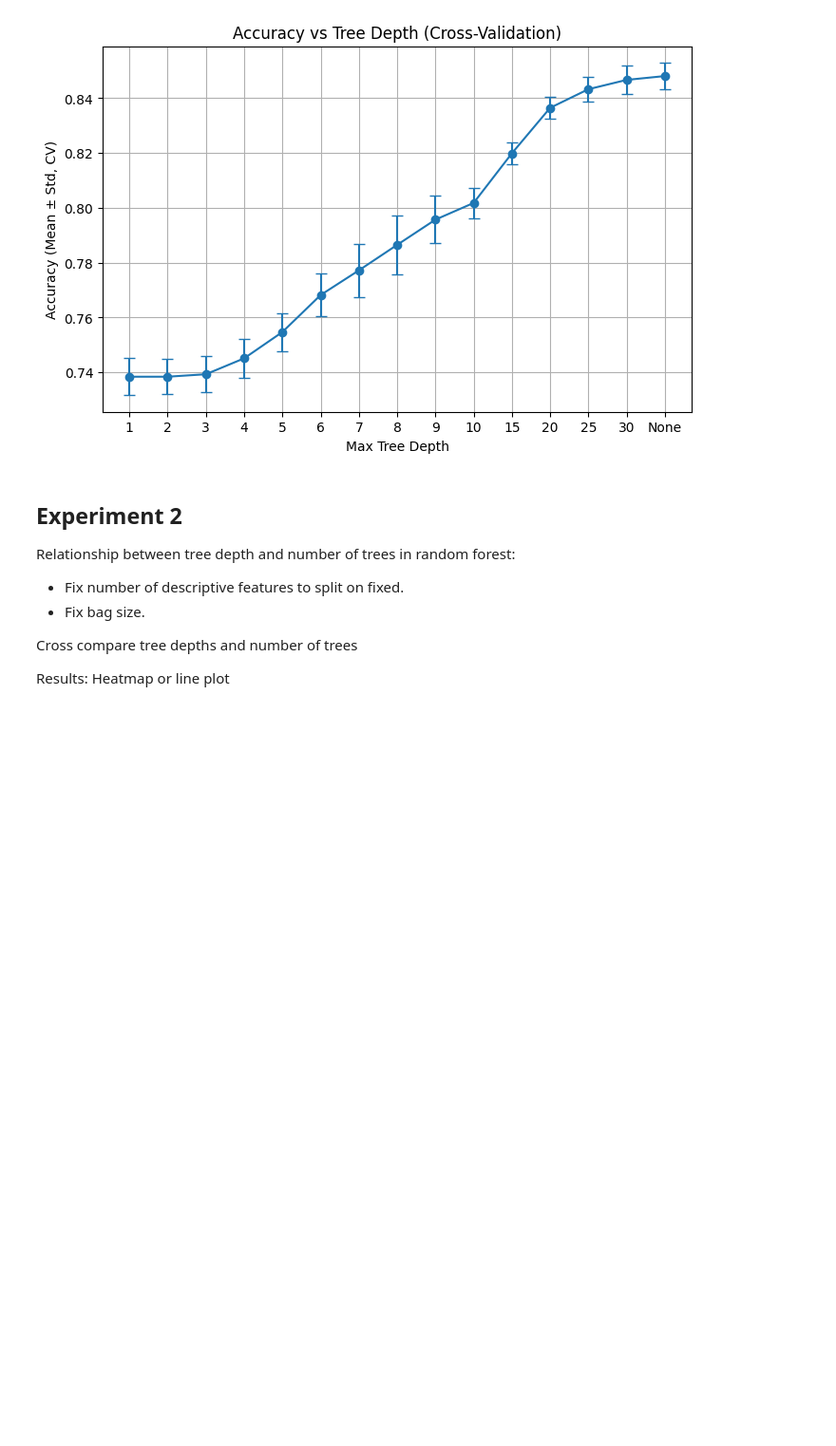
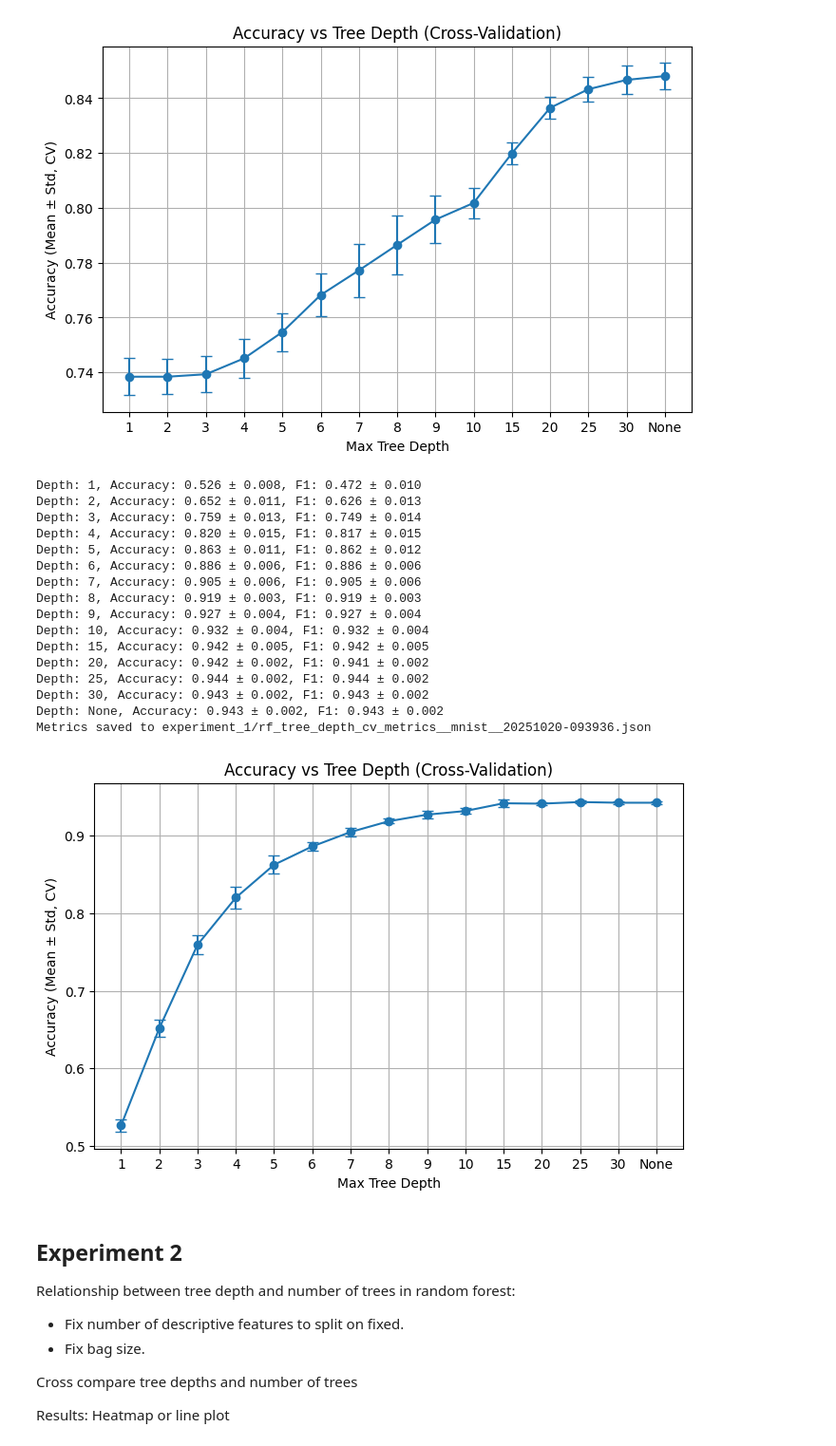
Before and after one commit to TasheelGovender/ML_assignment_4, a Jupyter notebook: src/assignment.ipynb, the cells around one changed output. Shown at 95% size. Drawn from its saved outputs; the diff is of its cells as text; code cells hidden in the pictures; blank space fills up the shorter version.

```diff
--- a/src/assignment.ipynb
+++ b/src/assignment.ipynb
@@ -188,22 +210,21 @@ adult_preprocessor = ColumnTransformer([
 X_adult_processed = adult_preprocessor.fit_transform(adult_features)
 # %%
 # Pre-process MNIST dataset
-
 mnist_features = mnist_df.drop('target', axis=1)
 mnist_target = mnist_df['target'].astype(int)
 
-# Split before scaling
-X_train_mnist, X_test_mnist, y_train_mnist, y_test_mnist = train_test_split(
-    mnist_features, mnist_target, test_size=0.2, random_state=42, stratify=mnist_target
-)
+# Sample 10,000 rows for speed
+mnist_sampled = mnist_df.sample(n=10000, random_state=42)
+mnist_features_sampled = mnist_sampled.drop('target', axis=1)
+mnist_target_sampled = mnist_sampled['target'].astype(int)
 
 mnist_pipeline = Pipeline([
     ('scaler', StandardScaler())
 ])
 
-# Fit only on training data
-X_train_mnist_scaled = mnist_pipeline.fit_transform(X_train_mnist)
-X_test_mnist_scaled = mnist_pipeline.transform(X_test_mnist)
+# Fit and transform on the full sampled data
+X_mnist_scaled = mnist_pipeline.fit_transform(mnist_features_sampled)
+y_mnist = mnist_target_sampled.values
 # %% [markdown]
 ## Experiment 1
 
@@ -221,7 +242,7 @@ def run_tree_depth_experiment(
     n_estimators=100,
     max_features='sqrt',
     random_state=42,
-    results_dir='.',
+    results_dir='experiment_1',
     dataset_name='dataset',
     cv=5
 ):
@@ -383,6 +404,32 @@ Depth: 30, Accuracy: 0.847 ± 0.005, F1: 0.846 ± 0.005
 Depth: None, Accuracy: 0.848 ± 0.005, F1: 0.844 ± 0.004
 Metrics saved to experiment_1/rf_tree_depth_cv_metrics__adult_income__20251018-174651.json
 [figure]
+# %%
+# MNIST experiment
+mnist_metrics, mnist_filename = run_tree_depth_experiment(
+    X_mnist_scaled, y_mnist,
+    dataset_name='mnist'
+)
+
+plot_depth_vs_accuracy(mnist_filename)
+# %% [output]
+Depth: 1, Accuracy: 0.526 ± 0.008, F1: 0.472 ± 0.010
+Depth: 2, Accuracy: 0.652 ± 0.011, F1: 0.626 ± 0.013
+Depth: 3, Accuracy: 0.759 ± 0.013, F1: 0.749 ± 0.014
+Depth: 4, Accuracy: 0.820 ± 0.015, F1: 0.817 ± 0.015
+Depth: 5, Accuracy: 0.863 ± 0.011, F1: 0.862 ± 0.012
+Depth: 6, Accuracy: 0.886 ± 0.006, F1: 0.886 ± 0.006
+Depth: 7, Accuracy: 0.905 ± 0.006, F1: 0.905 ± 0.006
+Depth: 8, Accuracy: 0.919 ± 0.003, F1: 0.919 ± 0.003
+Depth: 9, Accuracy: 0.927 ± 0.004, F1: 0.927 ± 0.004
+Depth: 10, Accuracy: 0.932 ± 0.004, F1: 0.932 ± 0.004
+Depth: 15, Accuracy: 0.942 ± 0.005, F1: 0.942 ± 0.005
+Depth: 20, Accuracy: 0.942 ± 0.002, F1: 0.941 ± 0.002
+Depth: 25, Accuracy: 0.944 ± 0.002, F1: 0.944 ± 0.002
+Depth: 30, Accuracy: 0.943 ± 0.002, F1: 0.943 ± 0.002
+Depth: None, Accuracy: 0.943 ± 0.002, F1: 0.943 ± 0.002
+Metrics saved to experiment_1/rf_tree_depth_cv_metrics__mnist__20251020-093936.json
+[figure, added]
 # %% [markdown]
 ## Experiment 2
 Relationship between tree depth and number of trees in random forest:
```
Also changed, not shown: parts of 15 cells of this notebook.
